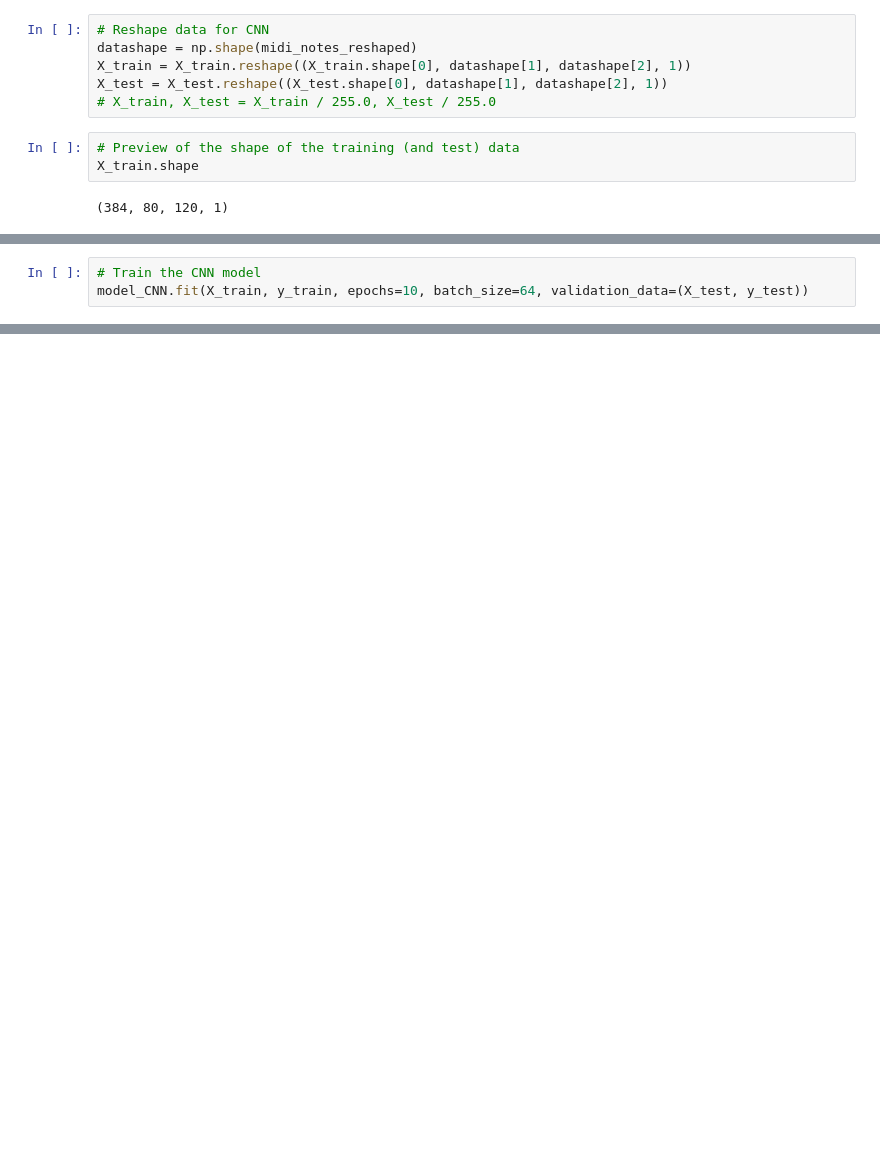
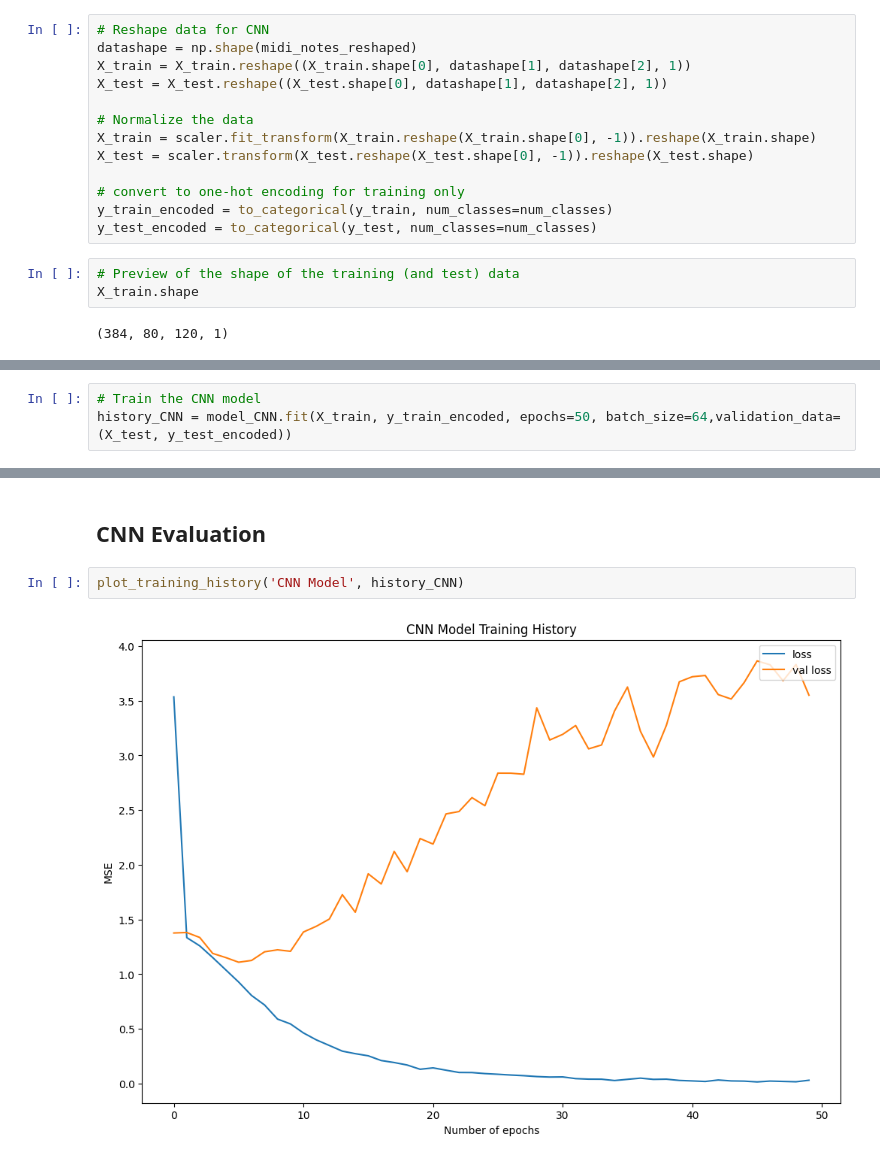
Before and after one commit to AldenCaterio/AAI511-FinalProject, a Jupyter notebook: AAI511_FinalTeamProject_Group2_Final.ipynb, the cells around one changed output, grey strips where cells are left out. Drawn from its saved outputs; the diff is of its cells as text; blank space fills up the shorter version.

```diff
--- a/AAI511_FinalTeamProject_Group2_Final.ipynb
+++ b/AAI511_FinalTeamProject_Group2_Final.ipynb
@@ -372,7 +460,14 @@ X_train, X_test, y_train, y_test = train_test_split(X, y, test_size=0.2, random_
 datashape = np.shape(midi_notes_reshaped)
 X_train = X_train.reshape((X_train.shape[0], datashape[1], datashape[2], 1))
 X_test = X_test.reshape((X_test.shape[0], datashape[1], datashape[2], 1))
-# X_train, X_test = X_train / 255.0, X_test / 255.0
+
+# Normalize the data
+X_train = scaler.fit_transform(X_train.reshape(X_train.shape[0], -1)).reshape(X_train.shape)
+X_test = scaler.transform(X_test.reshape(X_test.shape[0], -1)).reshape(X_test.shape)
+
+# convert to one-hot encoding for training only
+y_train_encoded = to_categorical(y_train, num_classes=num_classes)
+y_test_encoded = to_categorical(y_test, num_classes=num_classes)
 # %%
 # Preview of the shape of the training (and test) data
 X_train.shape
@@ -436,4 +476,4 @@ Model: "sequential_19"
 # %%
 # Train the CNN model
-model_CNN.fit(X_train, y_train, epochs=10, batch_size=64, validation_data=(X_test, y_test))
+history_CNN = model_CNN.fit(X_train, y_train_encoded, epochs=50, batch_size=64,validation_data=(X_test, y_test_encoded))
 # %% [output]
@@ -467,0 +551,6 @@ Test Accuracy: 25.00%
+# %% [markdown]
+## CNN Evaluation
+# %%
+plot_training_history('CNN Model', history_CNN)
+# %% [output]
+[figure, added]
```
Also changed, not shown: parts of 54 cells of this notebook.
